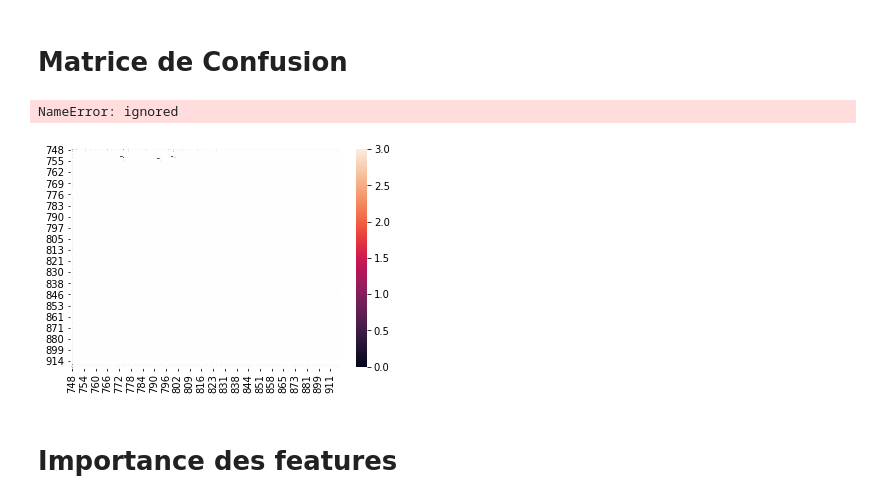
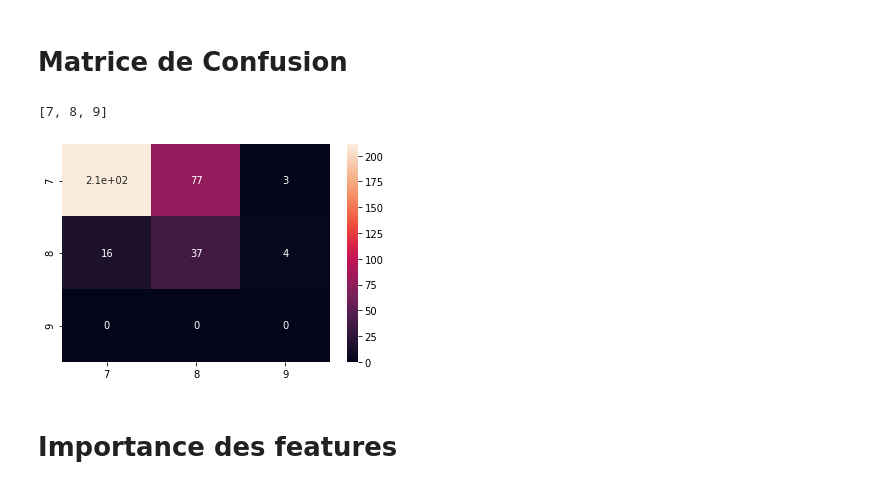
Before and after one commit to AymericShini/ML-Master, a Jupyter notebook: Projet/Anime.ipynb, the cells around one changed output. Saved outputs shown, nothing was run; the diff lists cells and outputs as text; code cells hidden in the pictures.

```diff
--- a/Projet/Anime.ipynb
+++ b/Projet/Anime.ipynb
@@ -575 +674,6 @@ Accuracy : 1.0
+# %%
+# On vas split notre environnement de travail en 2 grandes parties : L'environnement de prod (test) et d'entrainement (train)
+# On vérifie la shape de nos variables afin de s'assurer de possèder le bon nombre de colonnes et de lignes
+X_train, X_test, y_train, y_test = train_test_split(X, Y_normalized,
+                                                    random_state=0)
 # %% [markdown]
@@ -604,20 +734,19 @@ accuracy(Y_pred, Y_test)
 # **Matrice de Confusion**
 # %%
 classes = Y.astype('category').cat.categories.tolist()
+print(classes)
+# %% [output]
+[7, 8, 9]
 # %%
 def show_cm(cm, labels):
     df_cm = pd.DataFrame(cm, labels, labels)
     sns.heatmap(df_cm, annot=True)
     plt.show()
-# %%
-cm_train = confusion_matrix(Y_pred, Y_test, labels=classes)
-show_cm(cm_train, classes)
-#Accuracy du training
-accuracy = lambda p, y : (p==y).sum()/len(y)
-print('Accuracy : {}'.format(accuracy(Y_pred, Y_test)))
-# %% [output]
-NameError: ignored
-[figure, removed]
+# %%
+cm_train = confusion_matrix(y_pred, y_test, labels=classes)
+show_cm(cm_train, classes)
+# %% [output]
+[figure, added]
 # %% [markdown]
 # **Importance des features**
 # %%
```
Also changed, not shown: parts of 80 cells of this notebook, 5 other files.
